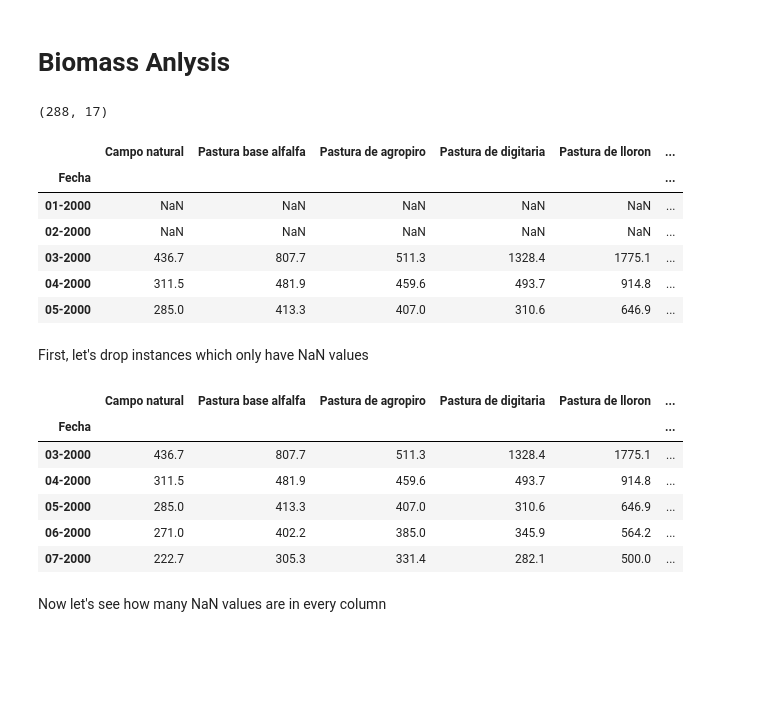
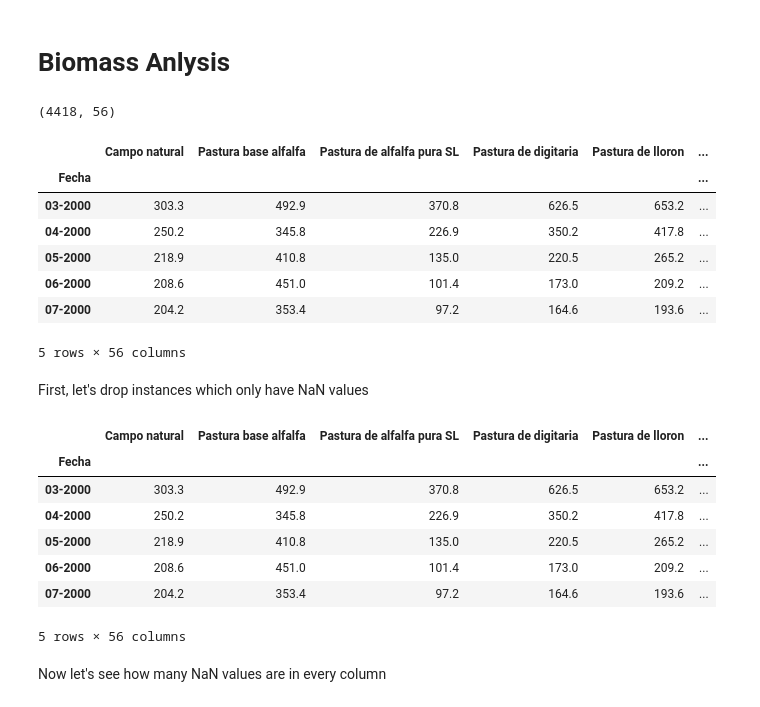
Before and after one commit to jpradas1/BASTO_project, a Jupyter notebook: Analysis.ipynb, the cells around one changed output. Drawn from its saved outputs; the diff is of its cells as text; code cells hidden in the pictures; blank space fills up the shorter version.

```diff
--- a/Analysis.ipynb
+++ b/Analysis.ipynb
@@ -5,36 +5,39 @@ import numpy as np
 import pandas as pd
 import matplotlib.pyplot as plt
 import seaborn as sns
+import missingno as msno
 
 import warnings
 warnings.filterwarnings('ignore')
 
-region = 'Centro'
+region = 'All_Harvest'
 # %%
-df = pd.read_csv('./dataset/' + region + '.csv').set_index('Fecha')
-print(df.shape)
-df.head()
+df_crop = pd.read_csv('./dataset/' + region + '.csv').set_index('Fecha')
+print(df_crop.shape)
+df_crop.head()
 # %% [output]
-(288, 17)
+(4418, 56)
-|  | Campo natural | Pastura base alfalfa | Pastura de agropiro | Pastura de digitaria | Pastura de lloron | ... |
+|  | Campo natural | Pastura base alfalfa | Pastura de alfalfa pura SL | Pastura de digitaria | Pastura de lloron | ... |
 | Fecha |  |  |  |  |  | ... |
-| 01-2000 | NaN | NaN | NaN | NaN | NaN | ... |
-| 02-2000 | NaN | NaN | NaN | NaN | NaN | ... |
-| 03-2000 | 436.7 | 807.7 | 511.3 | 1328.4 | 1775.1 | ... |
-| 04-2000 | 311.5 | 481.9 | 459.6 | 493.7 | 914.8 | ... |
-| 05-2000 | 285.0 | 413.3 | 407.0 | 310.6 | 646.9 | ... |
+| 03-2000 | 303.3 | 492.9 | 370.8 | 626.5 | 653.2 | ... |
+| 04-2000 | 250.2 | 345.8 | 226.9 | 350.2 | 417.8 | ... |
+| 05-2000 | 218.9 | 410.8 | 135.0 | 220.5 | 265.2 | ... |
+| 06-2000 | 208.6 | 451.0 | 101.4 | 173.0 | 209.2 | ... |
+| 07-2000 | 204.2 | 353.4 | 97.2 | 164.6 | 193.6 | ... |
+5 rows × 56 columns
 # %% [markdown]
 First, let's drop instances which only have NaN values
 # %%
-df.dropna(how='all', inplace=True)
-df.head()
+df_crop.dropna(how='all', inplace=True)
+df_crop.head()
 # %% [output]
-|  | Campo natural | Pastura base alfalfa | Pastura de agropiro | Pastura de digitaria | Pastura de lloron | ... |
+|  | Campo natural | Pastura base alfalfa | Pastura de alfalfa pura SL | Pastura de digitaria | Pastura de lloron | ... |
 | Fecha |  |  |  |  |  | ... |
-| 03-2000 | 436.7 | 807.7 | 511.3 | 1328.4 | 1775.1 | ... |
-| 04-2000 | 311.5 | 481.9 | 459.6 | 493.7 | 914.8 | ... |
-| 05-2000 | 285.0 | 413.3 | 407.0 | 310.6 | 646.9 | ... |
-| 06-2000 | 271.0 | 402.2 | 385.0 | 345.9 | 564.2 | ... |
-| 07-2000 | 222.7 | 305.3 | 331.4 | 282.1 | 500.0 | ... |
+| 03-2000 | 303.3 | 492.9 | 370.8 | 626.5 | 653.2 | ... |
+| 04-2000 | 250.2 | 345.8 | 226.9 | 350.2 | 417.8 | ... |
+| 05-2000 | 218.9 | 410.8 | 135.0 | 220.5 | 265.2 | ... |
+| 06-2000 | 208.6 | 451.0 | 101.4 | 173.0 | 209.2 | ... |
+| 07-2000 | 204.2 | 353.4 | 97.2 | 164.6 | 193.6 | ... |
+5 rows × 56 columns
 # %% [markdown]
 Now let's see how many NaN values are in every column
```
Also changed, not shown: parts of 41 cells of this notebook, 1 other file.
